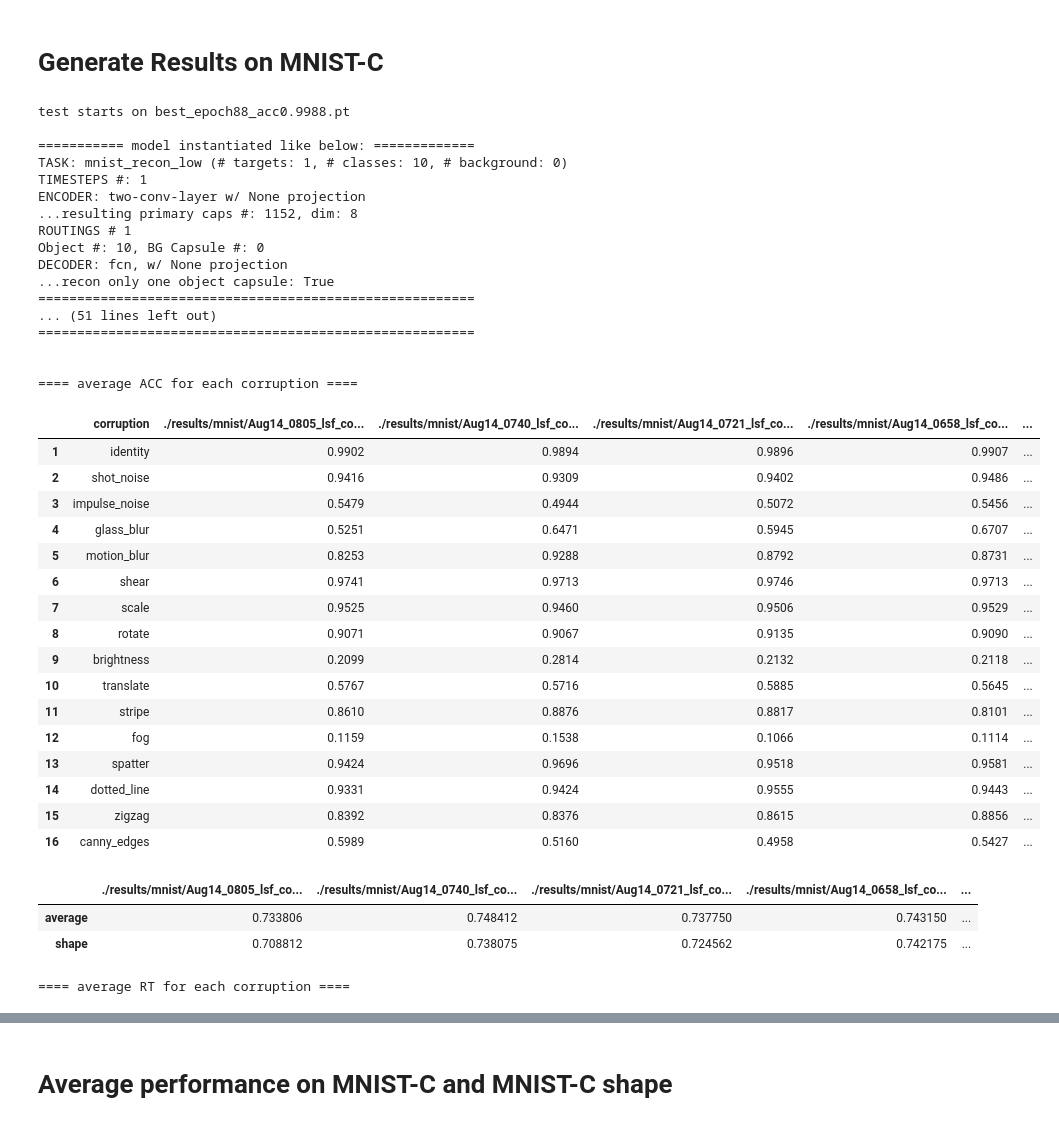
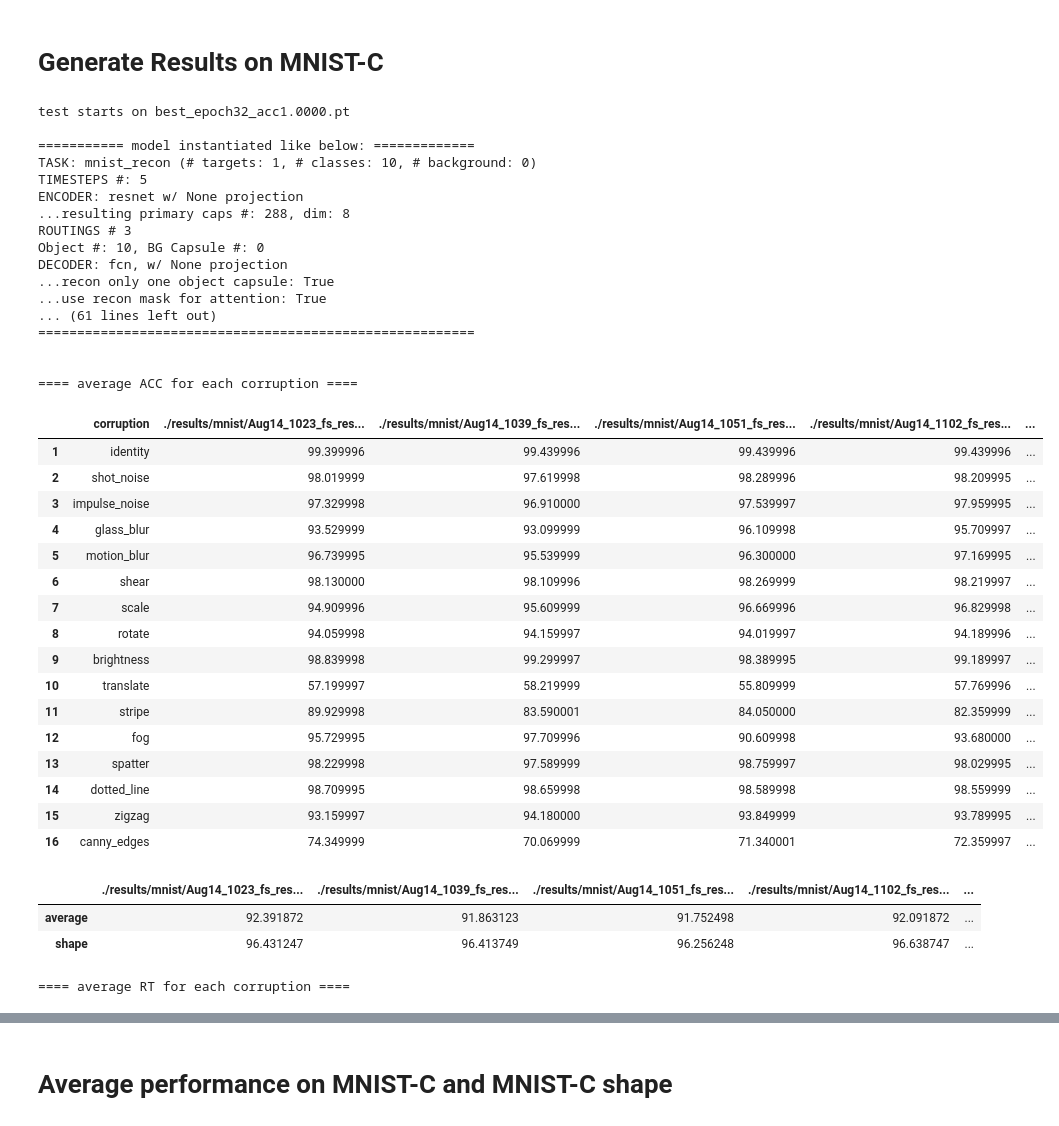
Before and after one commit to ahnchive/ORA-recognition, a Jupyter notebook: eval_performance_rrcapsnet.ipynb, the cells around one changed output, grey strips where cells are left out. Drawn from its saved outputs; the diff is of its cells as text; code cells hidden in the pictures.

```diff
--- a/eval_performance_rrcapsnet_v2.ipynb
+++ b/eval_performance_rrcapsnet.ipynb
@@ -142,7 +142,7 @@ The autoreload extension is already loaded. To reload it, use:
 verbose=False
 print_args =False
 args_to_update = {'device':DEVICE, 'batch_size':BATCHSIZE,
-                 'time_steps': 1, 'routings': 1, 'mask_threshold': 0.1}
+                 'time_steps': 5, 'routings': 3, 'mask_threshold': 0.1}
 
 modelpathlist = [
 # './models/rrcapsnet/run1_epoch50_acc0.9917.pt',
@@ -228,11 +228,11 @@ modelpathlist = [
 
 
 # cnn 2 layers - lsf
-'./results/mnist/Aug14_0805_lsf_conv_run5/best_epoch88_acc0.9988.pt',
-'./results/mnist/Aug14_0740_lsf_conv_run4/best_epoch86_acc0.9982.pt',
-'./results/mnist/Aug14_0721_lsf_conv_run3/best_epoch60_acc0.9987.pt',
-'./results/mnist/Aug14_0658_lsf_conv_run2/best_epoch78_acc0.9987.pt',
-'./results/mnist/Aug14_0635_lsf_conv_run1/best_epoch74_acc0.9981.pt'
+# './results/mnist/Aug14_0805_lsf_conv_run5/best_epoch88_acc0.9988.pt',
+# './results/mnist/Aug14_0740_lsf_conv_run4/best_epoch86_acc0.9982.pt',
+# './results/mnist/Aug14_0721_lsf_conv_run3/best_epoch60_acc0.9987.pt',
+# './results/mnist/Aug14_0658_lsf_conv_run2/best_epoch78_acc0.9987.pt',
+# './results/mnist/Aug14_0635_lsf_conv_run1/best_epoch74_acc0.9981.pt'
 
 # resnet 4 layers - lsf
 # './results/mnist/Aug14_0508_lsf_res4_run1/best_epoch30_acc1.0000.pt',
@@ -251,11 +251,11 @@ modelpathlist = [
 
 
 # resnet 4 layers - fs
-# './results/mnist/Aug14_1023_fs_res4_run1/best_epoch32_acc1.0000.pt',
-# './results/mnist/Aug14_1039_fs_res4_run2/best_epoch32_acc1.0000.pt',
-# './results/mnist/Aug14_1051_fs_res4_run3/best_epoch27_acc1.0000.pt',
-# './results/mnist/Aug14_1102_fs_res4_run4/best_epoch32_acc1.0000.pt',
-# './results/mnist/Aug14_1114_fs_res4_run5/best_epoch25_acc1.0000.pt'
+'./results/mnist/Aug14_1023_fs_res4_run1/best_epoch32_acc1.0000.pt',
+'./results/mnist/Aug14_1039_fs_res4_run2/best_epoch32_acc1.0000.pt',
+'./results/mnist/Aug14_1051_fs_res4_run3/best_epoch27_acc1.0000.pt',
+'./results/mnist/Aug14_1102_fs_res4_run4/best_epoch32_acc1.0000.pt',
+'./results/mnist/Aug14_1114_fs_res4_run5/best_epoch25_acc1.0000.pt'
 ]
 
 
@@ -289,59 +289,59 @@ df_acc.index = np.arange(1, len(df_acc)+1)
 df_rt.index = np.arange(1, len(df_rt)+1)
 
 
 #### generate summary data
 df_acc_summary = pd.DataFrame()
 df_rt_summary = pd.DataFrame()
 
 for i, load_model_path in enumerate(modelpathlist):
     df_acc_summary.loc['average', load_model_path] = df_acc.loc[:,load_model_path].mean()
     df_acc_summary.loc['shape', load_model_path] = df_acc.loc[df_acc['corruption'].isin(CORRUPTION_INTEREST),load_model_path].mean()
     df_rt_summary.loc['average', load_model_path] = df_rt.loc[:,load_model_path].mean()
     df_rt_summary.loc['shape', load_model_path] = df_rt.loc[df_rt['corruption'].isin(CORRUPTION_INTEREST),load_model_path].mean()
 
 print("\n==== average ACC for each corruption ====")
 display(df_acc)
 display(df_acc_summary)
 
 print("\n==== average RT for each corruption ====")
 display(df_rt)
 display(df_rt_summary)
 # %% [output]
-test starts on best_epoch88_acc0.9988.pt
+test starts on best_epoch32_acc1.0000.pt
 
 =========== model instantiated like below: =============
-TASK: mnist_recon_low (# targets: 1, # classes: 10, # background: 0)
-TIMESTEPS #: 1
-ENCODER: two-conv-layer w/ None projection
-...resulting primary caps #: 1152, dim: 8
-ROUTINGS # 1
+TASK: mnist_recon (# targets: 1, # classes: 10, # background: 0)
+TIMESTEPS #: 5
+ENCODER: resnet w/ None projection
+...resulting primary caps #: 288, dim: 8
+ROUTINGS # 3
 Object #: 10, BG Capsule #: 0
 DECODER: fcn, w/ None projection
 ...recon only one object capsule: True
-========================================================
-... (51 lines left out)
+...use recon mask for attention: True
+... (61 lines left out)
 ========================================================
 
 
 ==== average ACC for each corruption ====
-|  | corruption | ./results/mnist/Aug14_0805_lsf_co... | ./results/mnist/Aug14_0740_lsf_co... | ./results/mnist/Aug14_0721_lsf_co... | ./results/mnist/Aug14_0658_lsf_co... | ... |
-| 1 | identity | 0.9902 | 0.9894 | 0.9896 | 0.9907 | ... |
-| 2 | shot_noise | 0.9416 | 0.9309 | 0.9402 | 0.9486 | ... |
-| 3 | impulse_noise | 0.5479 | 0.4944 | 0.5072 | 0.5456 | ... |
-| 4 | glass_blur | 0.5251 | 0.6471 | 0.5945 | 0.6707 | ... |
-| 5 | motion_blur | 0.8253 | 0.9288 | 0.8792 | 0.8731 | ... |
-| 6 | shear | 0.9741 | 0.9713 | 0.9746 | 0.9713 | ... |
-| 7 | scale | 0.9525 | 0.9460 | 0.9506 | 0.9529 | ... |
-| 8 | rotate | 0.9071 | 0.9067 | 0.9135 | 0.9090 | ... |
-| 9 | brightness | 0.2099 | 0.2814 | 0.2132 | 0.2118 | ... |
-| 10 | translate | 0.5767 | 0.5716 | 0.5885 | 0.5645 | ... |
-| 11 | stripe | 0.8610 | 0.8876 | 0.8817 | 0.8101 | ... |
-| 12 | fog | 0.1159 | 0.1538 | 0.1066 | 0.1114 | ... |
-| 13 | spatter | 0.9424 | 0.9696 | 0.9518 | 0.9581 | ... |
-| 14 | dotted_line | 0.9331 | 0.9424 | 0.9555 | 0.9443 | ... |
-| 15 | zigzag | 0.8392 | 0.8376 | 0.8615 | 0.8856 | ... |
-| 16 | canny_edges | 0.5989 | 0.5160 | 0.4958 | 0.5427 | ... |
+|  | corruption | ./results/mnist/Aug14_1023_fs_res... | ./results/mnist/Aug14_1039_fs_res... | ./results/mnist/Aug14_1051_fs_res... | ./results/mnist/Aug14_1102_fs_res... | ... |
+| 1 | identity | 99.399996 | 99.439996 | 99.439996 | 99.439996 | ... |
+| 2 | shot_noise | 98.019999 | 97.619998 | 98.289996 | 98.209995 | ... |
+| 3 | impulse_noise | 97.329998 | 96.910000 | 97.539997 | 97.959995 | ... |
+| 4 | glass_blur | 93.529999 | 93.099999 | 96.109998 | 95.709997 | ... |
+| 5 | motion_blur | 96.739995 | 95.539999 | 96.300000 | 97.169995 | ... |
+| 6 | shear | 98.130000 | 98.109996 | 98.269999 | 98.219997 | ... |
+| 7 | scale | 94.909996 | 95.609999 | 96.669996 | 96.829998 | ... |
+| 8 | rotate | 94.059998 | 94.159997 | 94.019997 | 94.189996 | ... |
+| 9 | brightness | 98.839998 | 99.299997 | 98.389995 | 99.189997 | ... |
+| 10 | translate | 57.199997 | 58.219999 | 55.809999 | 57.769996 | ... |
+| 11 | stripe | 89.929998 | 83.590001 | 84.050000 | 82.359999 | ... |
+| 12 | fog | 95.729995 | 97.709996 | 90.609998 | 93.680000 | ... |
+| 13 | spatter | 98.229998 | 97.589999 | 98.759997 | 98.029995 | ... |
+| 14 | dotted_line | 98.709995 | 98.659998 | 98.589998 | 98.559999 | ... |
+| 15 | zigzag | 93.159997 | 94.180000 | 93.849999 | 93.789995 | ... |
+| 16 | canny_edges | 74.349999 | 70.069999 | 71.340001 | 72.359997 | ... |
-|  | ./results/mnist/Aug14_0805_lsf_co... | ./results/mnist/Aug14_0740_lsf_co... | ./results/mnist/Aug14_0721_lsf_co... | ./results/mnist/Aug14_0658_lsf_co... | ... |
-| average | 0.733806 | 0.748412 | 0.737750 | 0.743150 | ... |
-| shape | 0.708812 | 0.738075 | 0.724562 | 0.742175 | ... |
+|  | ./results/mnist/Aug14_1023_fs_res... | ./results/mnist/Aug14_1039_fs_res... | ./results/mnist/Aug14_1051_fs_res... | ./results/mnist/Aug14_1102_fs_res... | ... |
+| average | 92.391872 | 91.863123 | 91.752498 | 92.091872 | ... |
+| shape | 96.431247 | 96.413749 | 96.256248 | 96.638747 | ... |
 ==== average RT for each corruption ====
```
Also changed, not shown: parts of 18 cells of this notebook, 14 other files.
